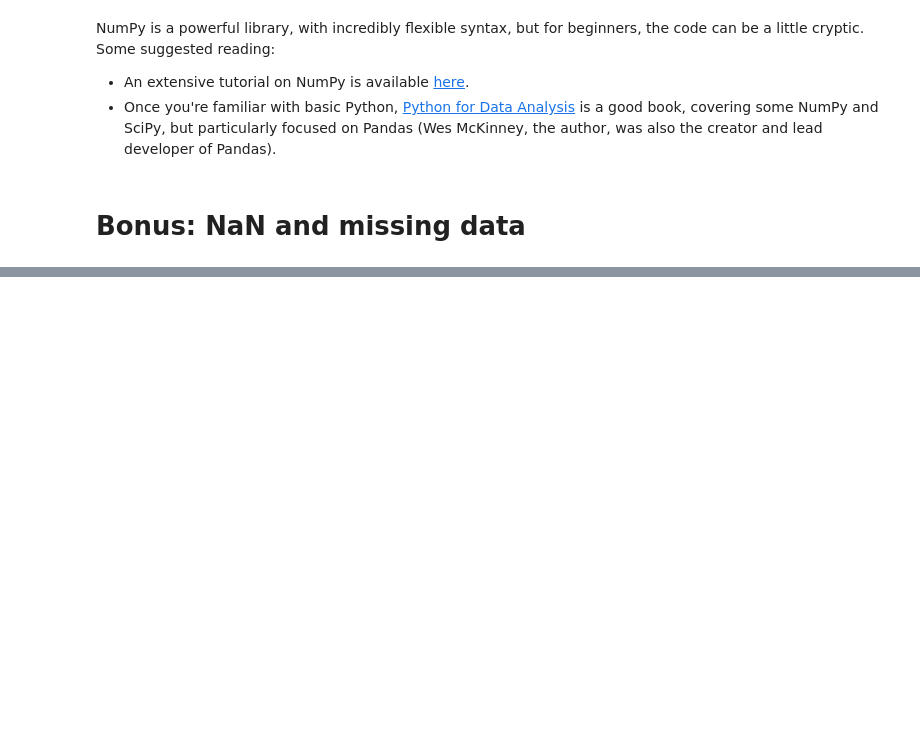
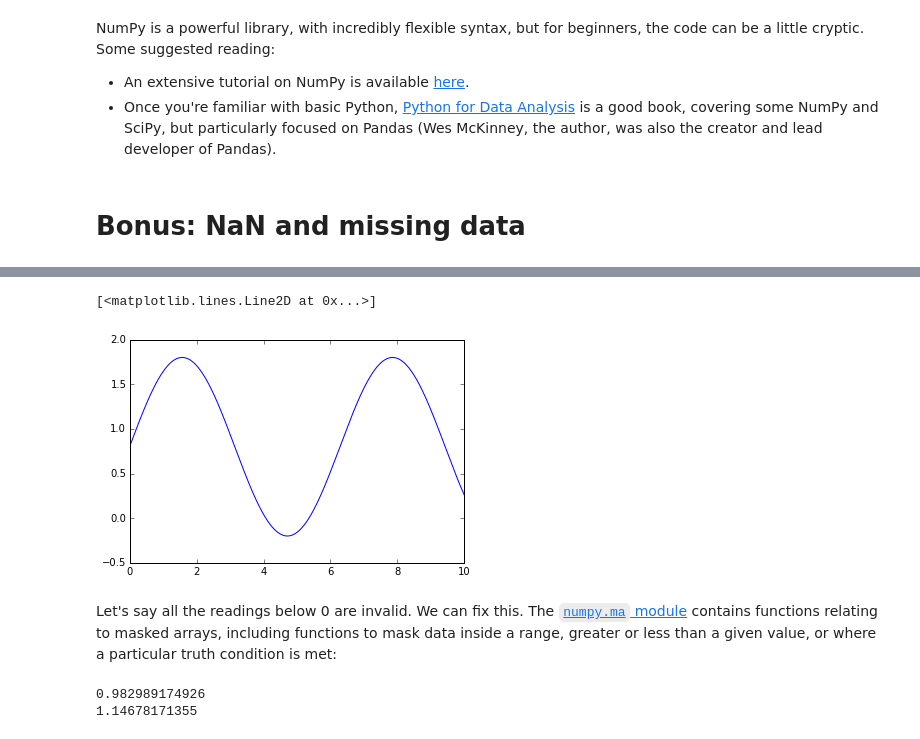
Before and after one commit to jmxpearson/DIBS_materials, a Jupyter notebook: python/Working with Array Data.ipynb, the cells around one changed output, grey strips where cells are left out. Cells and saved outputs as stored; diff of their text form; code cells hidden in the pictures; blank space fills up the shorter version.

```diff
--- a/python/Working with Array Data.ipynb
+++ b/python/Working with Array Data.ipynb
@@ -487,0 +558,11 @@ NumPy is a powerful library, with incredibly flexible syntax, but for beginners,
+# %%
+npts = 500
+xx = np.linspace(0, 10, npts)
+yy = np.sin(xx) + 0.8
+
+plt.plot(xx, yy)
+# %% [output]
+[<matplotlib.lines.Line2D at 0x...>]
+[figure, added]
+# %% [markdown]
+Let's say all the readings below 0 are invalid. We can fix this. The [`numpy.ma` module](http://docs.scipy.org/doc/numpy/reference/maskedarray.html) contains functions relating to masked arrays, including functions to mask data inside a range, greater or less than a given value, or where a particular truth condition is met:
@@ -487,0 +571,6 @@ NumPy is a powerful library, with incredibly flexible syntax, but for beginners,
+# %%
+print yy.mean()
+print masked_yy.mean()
+# %% [output]
+0.982989174926
+1.14678171355
```
Also changed, not shown: parts of 23 cells of this notebook.
